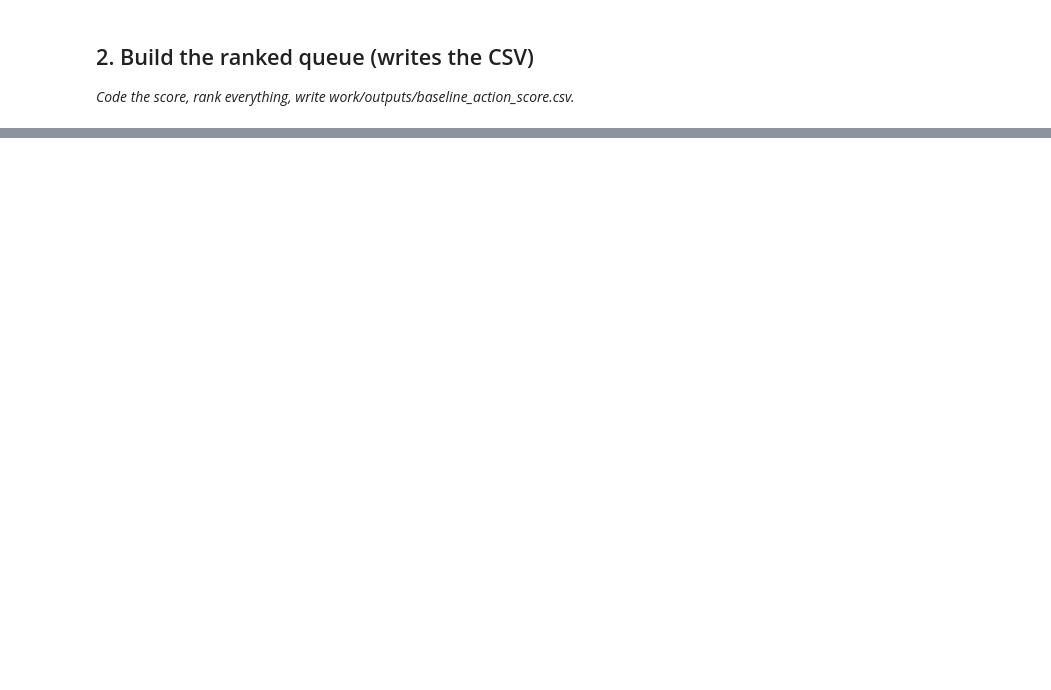
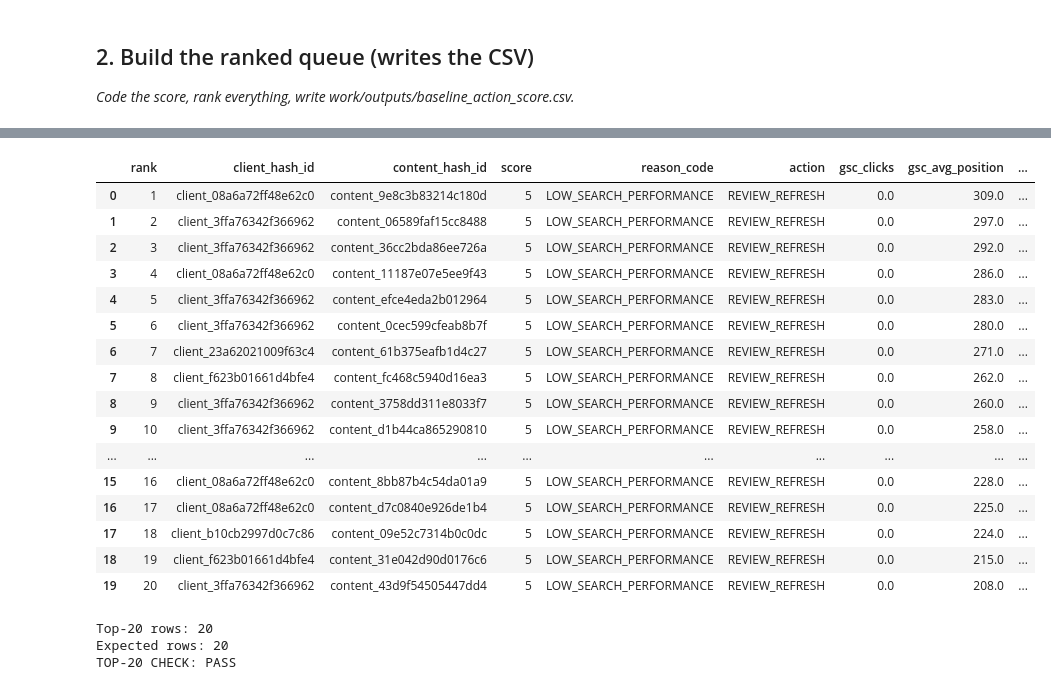
Before and after one commit to deetijasmitha/flyrank-ml-internship, a Jupyter notebook: work/notebooks/w04_baseline_score.ipynb, the cells around one changed output, grey strips where cells are left out. Saved outputs shown, nothing was run; the diff lists cells and outputs as text; code cells hidden in the pictures; blank space fills up the shorter version.

```diff
--- a/work/notebooks/w04_baseline_score.ipynb
+++ b/work/notebooks/w04_baseline_score.ipynb
@@ -15,0 +160,18 @@ This skeleton is yours to fill. Work the sections **in order** — each one has
+# %%
+march_df["position_bucket"] = pd.qcut(
+    march_df["gsc_avg_position"],
+    q=4,
+    duplicates="drop"
+)
+
+position_bucket = (
+    march_df.groupby("position_bucket", observed=True)
+    .agg(
+        n=("gsc_avg_position", "size"),
+        mean_position=("gsc_avg_position", "mean"),
+        median_position=("gsc_avg_position", "median")
+    )
+    .reset_index()
+)
+
+display(position_bucket)
@@ -36,0 +414,58 @@ This skeleton is yours to fill. Work the sections **in order** — each one has
+# %%
+# ML-07 Section 3
+# Generate the top-20 review table
+
+top20 = score_df.head(20).copy()
+
+top20_review = top20[
+    [
+        "rank",
+        "client_hash_id",
+        "content_hash_id",
+        "score",
+        "reason_code",
+        "action",
+        "gsc_clicks",
+        "gsc_avg_position"
+    ]
+].copy()
+
+top20_review["confidence_note"] = (
+    "Directional baseline based on observed clicks and position."
+)
+
+top20_review["what_would_make_it_wrong"] = (
+    "Seasonality, intentional low-volume content, new content, "
+    "or valid business context could make this recommendation wrong."
+)
+
+display(top20_review)
+# %% [output]
+|  | rank | client_hash_id | content_hash_id | score | reason_code | action | gsc_clicks | gsc_avg_position | ... |
+| 0 | 1 | client_08a6a72ff48e62c0 | content_9e8c3b83214c180d | 5 | LOW_SEARCH_PERFORMANCE | REVIEW_REFRESH | 0.0 | 309.0 | ... |
+| 1 | 2 | client_3ffa76342f366962 | content_06589faf15cc8488 | 5 | LOW_SEARCH_PERFORMANCE | REVIEW_REFRESH | 0.0 | 297.0 | ... |
+| 2 | 3 | client_3ffa76342f366962 | content_36cc2bda86ee726a | 5 | LOW_SEARCH_PERFORMANCE | REVIEW_REFRESH | 0.0 | 292.0 | ... |
+| 3 | 4 | client_08a6a72ff48e62c0 | content_11187e07e5ee9f43 | 5 | LOW_SEARCH_PERFORMANCE | REVIEW_REFRESH | 0.0 | 286.0 | ... |
+| 4 | 5 | client_3ffa76342f366962 | content_efce4eda2b012964 | 5 | LOW_SEARCH_PERFORMANCE | REVIEW_REFRESH | 0.0 | 283.0 | ... |
+| 5 | 6 | client_3ffa76342f366962 | content_0cec599cfeab8b7f | 5 | LOW_SEARCH_PERFORMANCE | REVIEW_REFRESH | 0.0 | 280.0 | ... |
+| 6 | 7 | client_23a62021009f63c4 | content_61b375eafb1d4c27 | 5 | LOW_SEARCH_PERFORMANCE | REVIEW_REFRESH | 0.0 | 271.0 | ... |
+| 7 | 8 | client_f623b01661d4bfe4 | content_fc468c5940d16ea3 | 5 | LOW_SEARCH_PERFORMANCE | REVIEW_REFRESH | 0.0 | 262.0 | ... |
+| 8 | 9 | client_3ffa76342f366962 | content_3758dd311e8033f7 | 5 | LOW_SEARCH_PERFORMANCE | REVIEW_REFRESH | 0.0 | 260.0 | ... |
+| 9 | 10 | client_3ffa76342f366962 | content_d1b44ca865290810 | 5 | LOW_SEARCH_PERFORMANCE | REVIEW_REFRESH | 0.0 | 258.0 | ... |
+| ... | ... | ... | ... | ... | ... | ... | ... | ... | ... |
+| 15 | 16 | client_08a6a72ff48e62c0 | content_8bb87b4c54da01a9 | 5 | LOW_SEARCH_PERFORMANCE | REVIEW_REFRESH | 0.0 | 228.0 | ... |
+| 16 | 17 | client_08a6a72ff48e62c0 | content_d7c0840e926de1b4 | 5 | LOW_SEARCH_PERFORMANCE | REVIEW_REFRESH | 0.0 | 225.0 | ... |
+| 17 | 18 | client_b10cb2997d0c7c86 | content_09e52c7314b0c0dc | 5 | LOW_SEARCH_PERFORMANCE | REVIEW_REFRESH | 0.0 | 224.0 | ... |
+| 18 | 19 | client_f623b01661d4bfe4 | content_31e042d90d0176c6 | 5 | LOW_SEARCH_PERFORMANCE | REVIEW_REFRESH | 0.0 | 215.0 | ... |
+| 19 | 20 | client_3ffa76342f366962 | content_43d9f54505447dd4 | 5 | LOW_SEARCH_PERFORMANCE | REVIEW_REFRESH | 0.0 | 208.0 | ... |
+# %%
+print("Top-20 rows:", len(top20_review))
+print("Expected rows: 20")
+
+assert len(top20_review) == 20
+
+print("TOP-20 CHECK: PASS")
+# %% [output]
+Top-20 rows: 20
+Expected rows: 20
+TOP-20 CHECK: PASS
```
Also changed, not shown: parts of 23 cells of this notebook.
